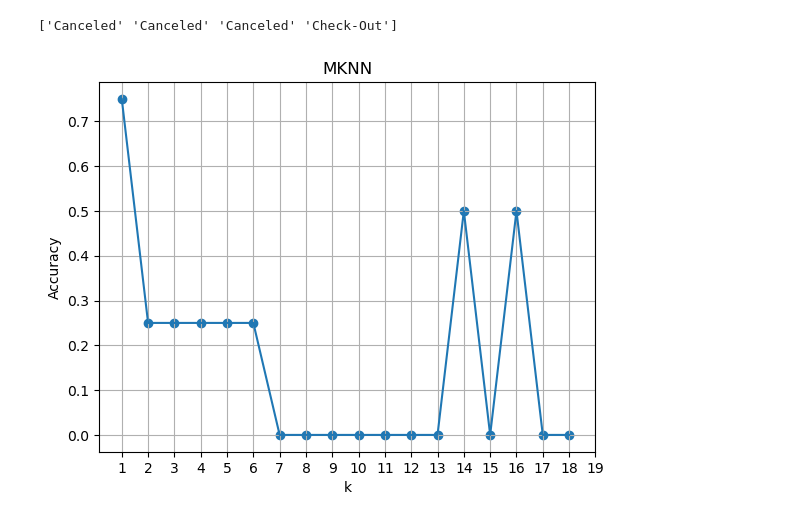
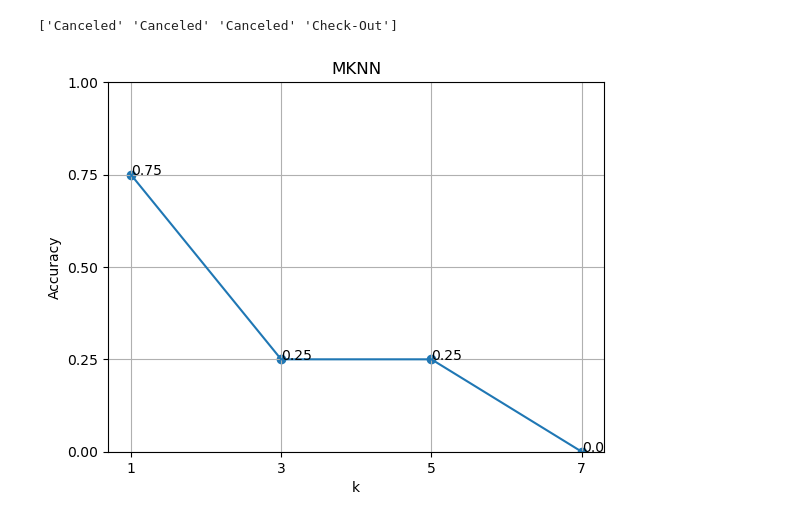
Before and after one commit to Dzyfhuba/mknn-python-notebook, a Jupyter notebook: app.ipynb, the cells around one changed output. Drawn from its saved outputs; the diff is of its cells as text; code cells hidden in the pictures.

```diff
--- a/app.ipynb
+++ b/app.ipynb
@@ -460,23 +460,33 @@ print(y_pred)
 ['Canceled' 'Canceled' 'Canceled' 'Check-Out']
 # %%
 # run mknn with k = 1 until k = 19 then draw nrows plot
-k = range(1, 19)
+# k = range(1, 19)
+k = [1, 3,5,7]
 accuracies = []
 for i in k:
   mknn = MKNN(k=i)
   mknn.fit(pre_x_train_normalized, pre_y_train.values.reshape(-1))
   y_pred = mknn.predict(pre_x_test_normalized)
   accuracy = np.sum(y_pred == pre_y_test.values.flatten()) / len(pre_y_test)
   accuracies.append(accuracy)
 
 plt.plot(k, accuracies)
 plt.scatter(k, accuracies)
-plt.xticks(range(1, 20))
+# plt.xticks(range(1, 20))
+# xticks
+plt.xticks(k)
+# yticks according to data test count
+plt.yticks(np.arange(0, len(pre_y_test), 1/pre_y_test.size))
 plt.grid()
 plt.xlabel('k')
 plt.ylabel('Accuracy')
+# show label per scatter
+for i, txt in enumerate(accuracies):
+    plt.annotate(txt, (k[i], accuracies[i]))
+# plot max is 1
+plt.ylim(0, 1)
 plt.title('MKNN')
 plt.savefig('result/mknn.png')
 plt.show()
 # %% [output]
-[figure, old version]
+[figure, new version]
```
Also changed, not shown: 3 other files.
